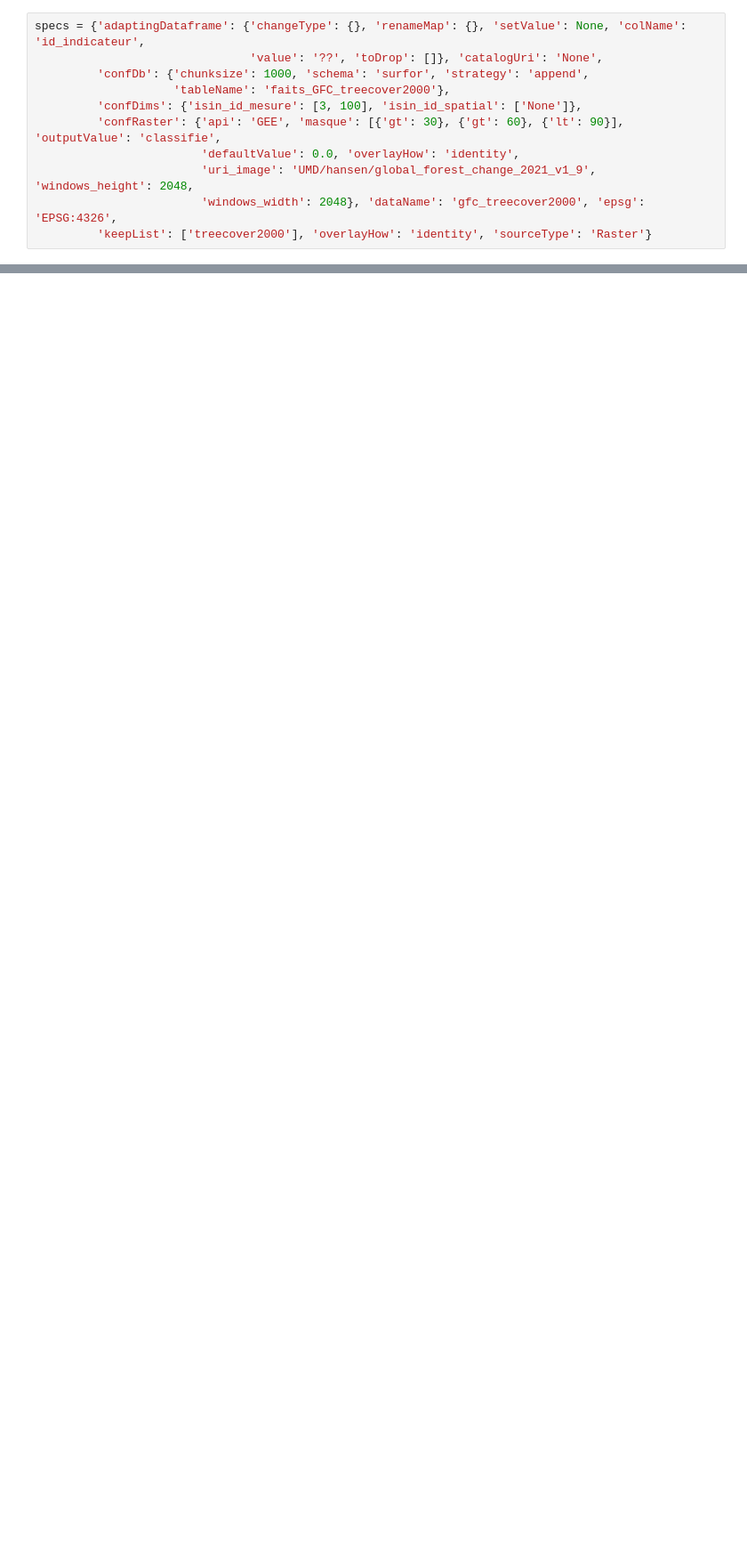
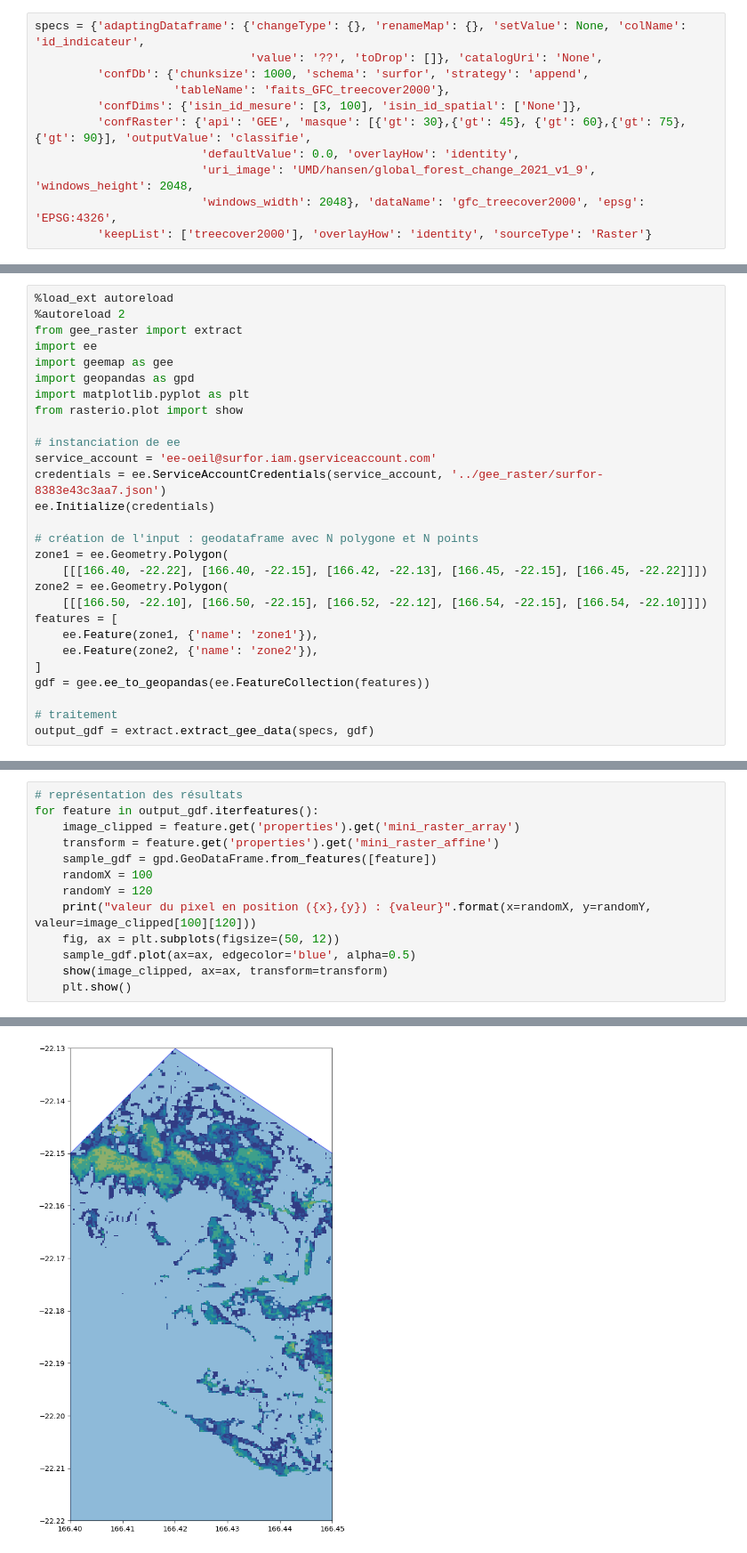
Before and after one commit to yougis/bilbo, a Jupyter notebook: examples/polygon_masque_classifie.ipynb, the cells around one changed output, grey strips where cells are left out. Shown at 89% size. Drawn from its saved outputs; the diff is of its cells as text; blank space fills up the shorter version.

Commit message:
feat(mask): can use continue or classified mask

```diff
--- a/examples/polygon_masque_classifie.ipynb
+++ b/examples/polygon_masque_classifie.ipynb
@@ -4,7 +4,7 @@ specs = {'adaptingDataframe': {'changeType': {}, 'renameMap': {}, 'setValue': No
          'confDb': {'chunksize': 1000, 'schema': 'surfor', 'strategy': 'append',
                     'tableName': 'faits_GFC_treecover2000'},
          'confDims': {'isin_id_mesure': [3, 100], 'isin_id_spatial': ['None']},
-         'confRaster': {'api': 'GEE', 'masque': [{'gt': 30}, {'gt': 60}, {'lt': 90}], 'outputValue': 'classifie',
+         'confRaster': {'api': 'GEE', 'masque': [{'gt': 30},{'gt': 45}, {'gt': 60},{'gt': 75},{'gt': 90}], 'outputValue': 'classifie',
                         'defaultValue': 0.0, 'overlayHow': 'identity',
                         'uri_image': 'UMD/hansen/global_forest_change_2021_v1_9', 'windows_height': 2048,
                         'windows_width': 2048}, 'dataName': 'gfc_treecover2000', 'epsg': 'EPSG:4326',
@@ -13,0 +12,28 @@ specs = {'adaptingDataframe': {'changeType': {}, 'renameMap': {}, 'setValue': No
+# %%
+%load_ext autoreload
+%autoreload 2
+from gee_raster import extract
+import ee
+import geemap as gee
+import geopandas as gpd
+import matplotlib.pyplot as plt
+from rasterio.plot import show
+
+# instanciation de ee
+service_account = 'ee-oeil@surfor.iam.gserviceaccount.com'
+credentials = ee.ServiceAccountCredentials(service_account, '../gee_raster/surfor-8383e43c3aa7.json')
+ee.Initialize(credentials)
+
+# création de l'input : geodataframe avec N polygone et N points
+zone1 = ee.Geometry.Polygon(
+    [[[166.40, -22.22], [166.40, -22.15], [166.42, -22.13], [166.45, -22.15], [166.45, -22.22]]])
+zone2 = ee.Geometry.Polygon(
+    [[[166.50, -22.10], [166.50, -22.15], [166.52, -22.12], [166.54, -22.15], [166.54, -22.10]]])
+features = [
+    ee.Feature(zone1, {'name': 'zone1'}),
+    ee.Feature(zone2, {'name': 'zone2'}),
+]
+gdf = gee.ee_to_geopandas(ee.FeatureCollection(features))
+
+# traitement
+output_gdf = extract.extract_gee_data(specs, gdf)
@@ -13,0 +46,14 @@ specs = {'adaptingDataframe': {'changeType': {}, 'renameMap': {}, 'setValue': No
+# %%
+# représentation des résultats
+for feature in output_gdf.iterfeatures():
+    image_clipped = feature.get('properties').get('mini_raster_array')
+    transform = feature.get('properties').get('mini_raster_affine')
+    sample_gdf = gpd.GeoDataFrame.from_features([feature])
+    randomX = 100
+    randomY = 120
+    print("valeur du pixel en position ({x},{y}) : {valeur}".format(x=randomX, y=randomY, valeur=image_clipped[100][120]))
+    fig, ax = plt.subplots(figsize=(50, 12))
+    sample_gdf.plot(ax=ax, edgecolor='blue', alpha=0.5)
+    show(image_clipped, ax=ax, transform=transform)
+    plt.show()
+# %% [output]
@@ -13,0 +61 @@ specs = {'adaptingDataframe': {'changeType': {}, 'renameMap': {}, 'setValue': No
+[figure, added]
```
Also changed, not shown: parts of 3 cells of this notebook, 3 other files.
